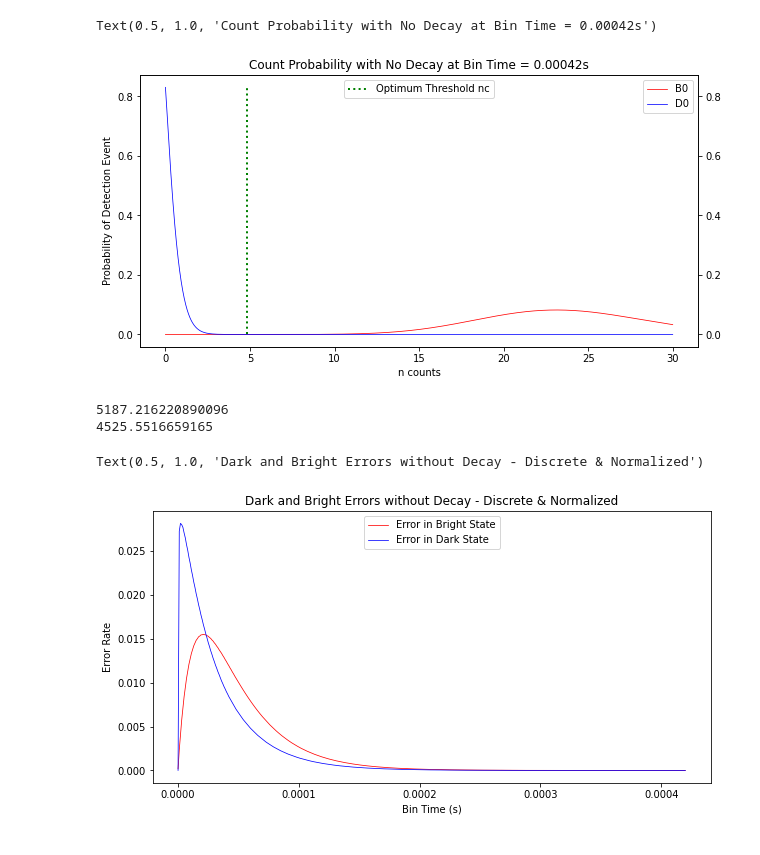
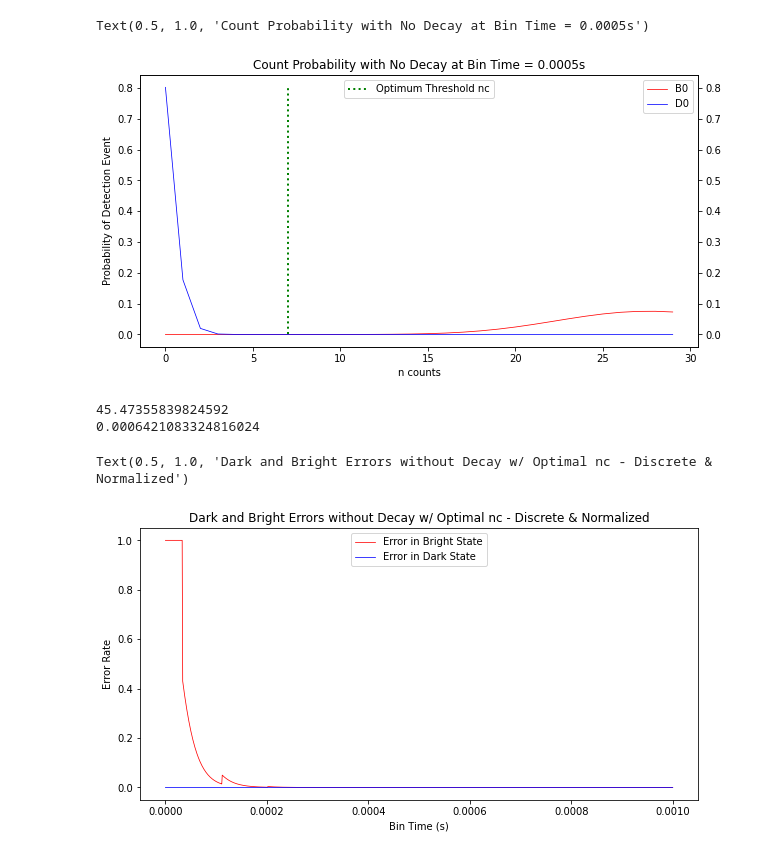
Before and after one commit to seangarn32/Trapped-Ion-Error-Model, a Jupyter notebook: SQR Error Model/Ca40ModelBinNC.ipynb, the cells around one changed output. Saved outputs shown, nothing was run; the diff lists cells and outputs as text; code cells hidden in the pictures.

Commit message:
Optimal nc for each tb

```diff
--- a/SQR Error Model/Ca40ModelBinNC.ipynb
+++ b/SQR Error Model/Ca40ModelBinNC.ipynb
@@ -32,19 +32,18 @@ def errorB(Rb,Rd,tb,N):
 nMax = 30 #Max number of detection counts we want to consider
 Rb = 55800 #Bright state fluoresence rate in s^-1
 Rd = 442 #Dark state fluoresence rate in s^-1
-tbMax = .00042 #Max bin time in s
+tbMax = .0005 #Max bin time in s
 tau = 1.167 #tau decay time for Ca40 in s
-nStep = .001 #n Granularity
+nStep = 1 #n Granularity
 tStep = .000001 #time granularity in s
 # %%
-step = .01
-N = np.arange(start=0,stop=nMax,step=step)
+N = np.arange(start=0,stop=nMax,step=nStep)
 
 #Graphing
 Bmean = brightDistrobution(Rb,Rd,tbMax)
-BM = np.full(np.int_(nMax/step),Bmean)
+BM = np.full(np.int_(nMax/nStep),Bmean)
 Dmean = darkDistrobution(Rd,tbMax)
-DM = np.full(np.int_(nMax/step),Dmean)
+DM = np.full(np.int_(nMax/nStep),Dmean)
 
 #n counts in tb from bright
 B0 = Bo(N,BM)
@@ -60,7 +59,7 @@ for i, item in enumerate(B0):
     if((diff>lastDiff)):
         break
     lastDiff = diff
-nc=nc*step
+nc=nc*nStep
 
 fig = plt.figure(figsize=(10, 5))
 ax1 = fig.add_subplot(1, 1, 1)
@@ -74,8 +73,17 @@ ax1.legend(loc = 'upper right')
 ax3.legend(loc = 'upper center')
 plt.title("Count Probability with No Decay at Bin Time = "+ str(tbMax)+"s")
 # %% [output]
-Text(0.5, 1.0, 'Count Probability with No Decay at Bin Time = 0.00042s')
+Text(0.5, 1.0, 'Count Probability with No Decay at Bin Time = 0.0005s')
-[figure, old version]
+[figure, new version]
+# %%
+#Variables
+nMax = 30 #Max number of detection counts we want to consider
+Rb = 55800 #Bright state fluoresence rate in s^-1
+Rd = 442 #Dark state fluoresence rate in s^-1
+tbMax = .001 #Max bin time in s
+tau = 1.167 #tau decay time for Ca40 in s
+nStep = 1 #n Granularity
+tStep = .000001 #time granularity in s
 # %%
 #For each potential bin time, the ideal n cutoff between a dark and bright detection is determined
 
@@ -102,37 +110,37 @@ for tb in BT:
     #determine count threshold
     nc = 0
     lastDiff = np.abs(B0[0]-D0[0])
     for i, item in enumerate(B0):
         diff = np.abs(B0[i]-D0[i])
         nc = i
         if((diff>lastDiff)):
             break
         lastDiff = diff
 
     nc=nc*nStep
 
     NB = N[np.where(N<nc)]
     ND = N[np.where(N>nc)]
 
     brightE = np.append(brightE, errorB(Rb,Rd,tb,NB))
     darkE = np.append(darkE, errorD(Rd,tb,ND))
 
 
 print(np.sum(brightE))
 print(np.sum(darkE))
-brightE = brightE/np.sum(brightE)
-darkE = darkE/np.sum(darkE)
+#brightE = brightE/np.sum(brightE)
+#darkE = darkE/np.sum(darkE)
 
 fig = plt.figure(figsize=(10, 5))
 ax1 = fig.add_subplot(1, 1, 1)
 ax1.plot(BT, brightE, lw=0.75, c="r", label = "Error in Bright State")
 ax1.plot(BT, darkE, lw=0.75, c="b", label = "Error in Dark State")
 ax1.set_ylabel("Error Rate")
 ax1.set_xlabel("Bin Time (s)")
 ax1.legend(loc = 'upper center')
-plt.title("Dark and Bright Errors without Decay - Discrete & Normalized")
+plt.title("Dark and Bright Errors without Decay w/ Optimal nc - Discrete & Normalized")
 # %% [output]
-5187.216220890096
-4525.5516659165
+45.47355839824592
+0.0006421083324816024
-Text(0.5, 1.0, 'Dark and Bright Errors without Decay - Discrete & Normalized')
+Text(0.5, 1.0, 'Dark and Bright Errors without Decay w/ Optimal nc - Discrete & Normalized')
-[figure, old version]
+[figure, new version]
```
Also changed, not shown: parts of 1 cell of this notebook, 1 other file.
